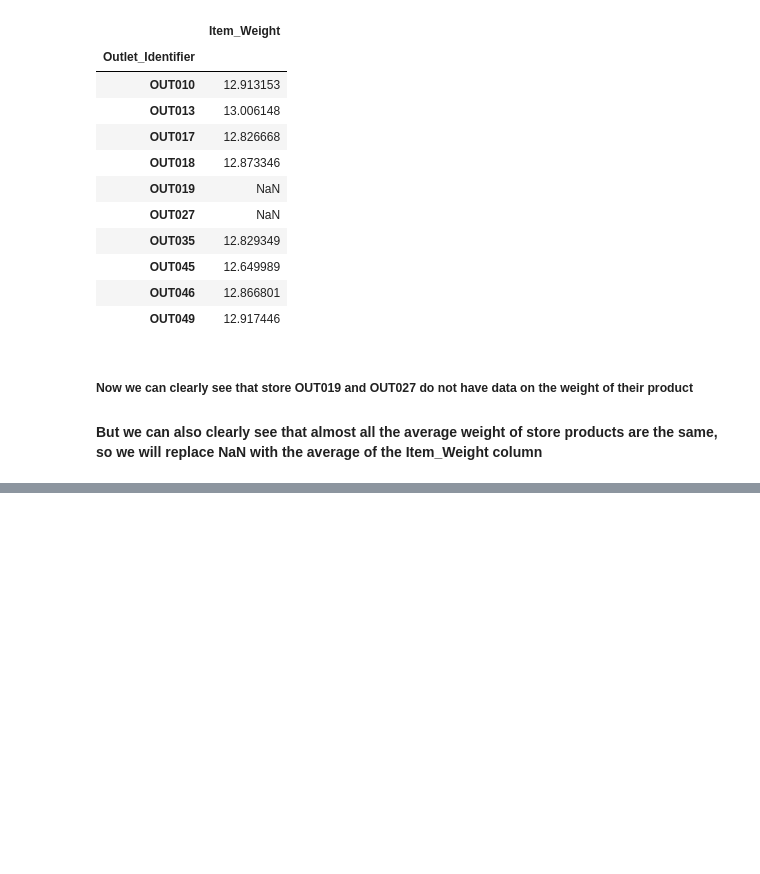
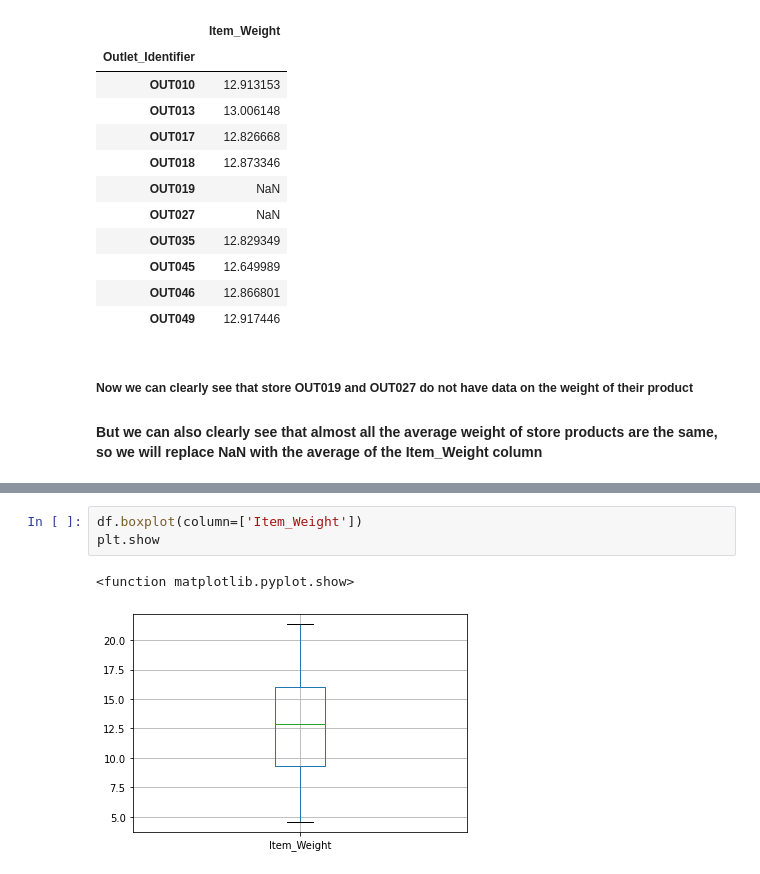
Before and after one commit to ABDELLAH-Hallou/BigMart-outlet-sales-prediction, a Jupyter notebook: BigMart_outlet_sales_prediction.ipynb, the cells around one changed output, grey strips where cells are left out. Saved outputs shown, nothing was run; the diff lists cells and outputs as text; blank space fills up the shorter version.

```diff
--- a/BigMart_outlet_sales_prediction.ipynb
+++ b/BigMart_outlet_sales_prediction.ipynb
@@ -310,0 +387,6 @@ productDf
+# %%
+df.boxplot(column=['Item_Weight'])
+plt.show
+# %% [output]
+<function matplotlib.pyplot.show>
+[figure, added]
```
Also changed, not shown: parts of 30 cells of this notebook.
